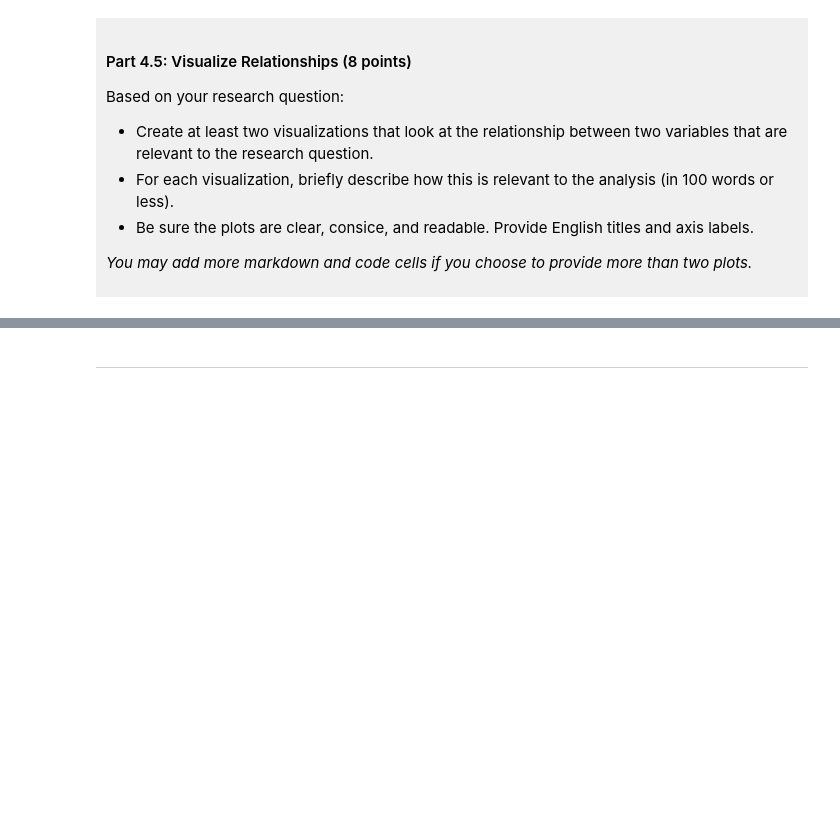
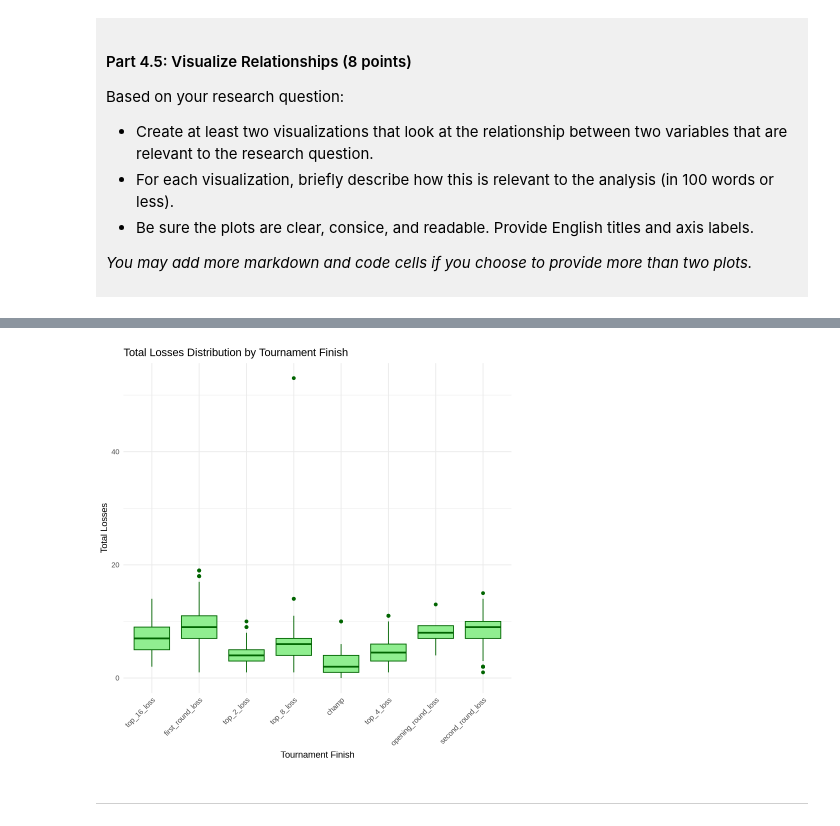
Before and after one commit to kellyluworks-tech/dsci-100-project-kelly-lu, a Jupyter notebook: dsci-100-project-notebook.ipynb, the cells around one changed output, grey strips where cells are left out. Cells and saved outputs as stored; diff of their text form; code cells hidden in the pictures; blank space fills up the shorter version.

```diff
--- a/dsci-100-project-notebook.ipynb
+++ b/dsci-100-project-notebook.ipynb
@@ -318,5 +406,18 @@ Visualization 2: %%% EDIT THIS MARKDOWN CELL%%%
 # %%
-### EDIT THIS CODE CELL FOR VISUALIZATION 2###
+plot2 <- tidy_data |>
+  ggplot(aes(x = tourney_finish, y = total_losses)) +
+  geom_boxplot(fill = "lightgreen", color = "darkgreen") +
+  labs(
+    title = "Total Losses Distribution by Tournament Finish",
+    x = "Tournament Finish",
+    y = "Total Losses"
+  ) +
+  theme_minimal() +
+  theme(axis.text.x = element_text(angle = 45, hjust = 1))
+
+plot2
+# %% [output]
+[figure, added]
 # %% [markdown]
 ------
 # %% [markdown]
```
Also changed, not shown: parts of 10 cells of this notebook.
